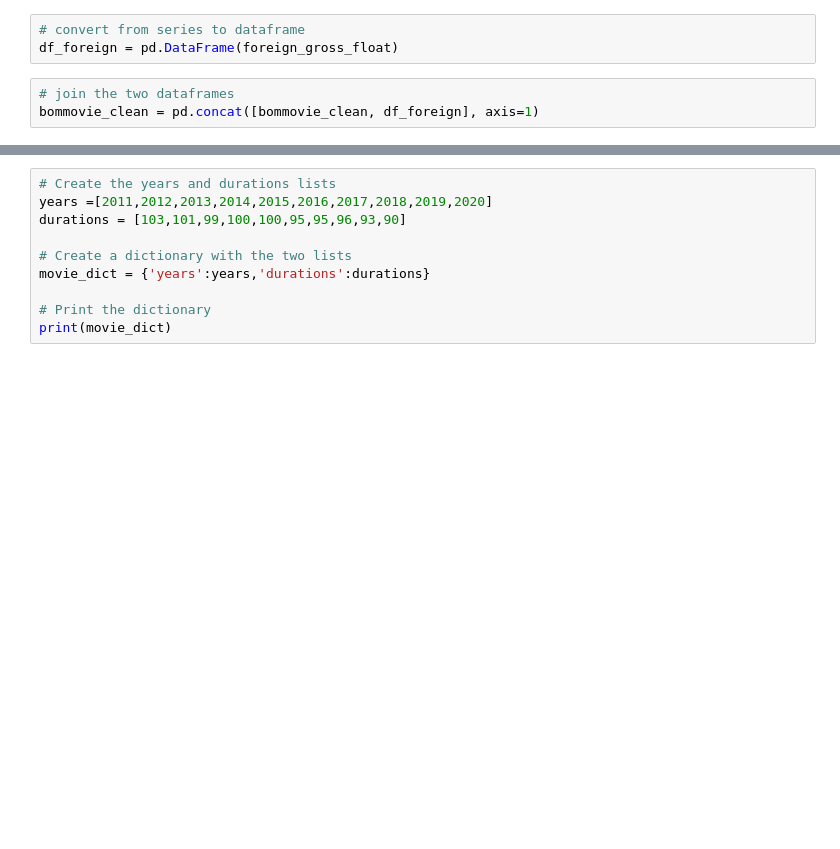
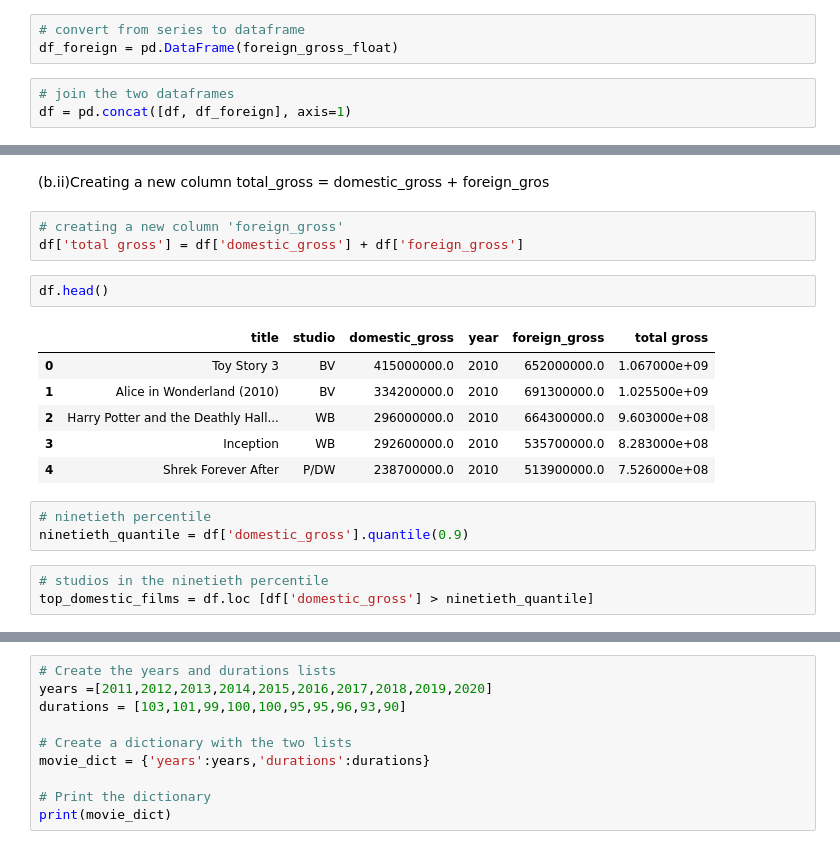
Before and after one commit to mutungu/microsoft-movie-analysis, a Jupyter notebook: microsoft-movie-analysis.ipynb, the cells around one changed output, grey strips where cells are left out. Cells and saved outputs as stored; diff of their text form; blank space fills up the shorter version.

```diff
--- a/microsoft-movie-analysis.ipynb
+++ b/microsoft-movie-analysis.ipynb
@@ -84,6 +85,6 @@ foreign_gross_float = df['foreign_gross'].str.replace(',', '').astype(float)
 df_foreign = pd.DataFrame(foreign_gross_float)
 # %%
 # join the two dataframes
-bommovie_clean = pd.concat([bommovie_clean, df_foreign], axis=1)
+df = pd.concat([df, df_foreign], axis=1)
 # %%
 # select foreign_gross as float and drop foreign_gross as object
@@ -93,0 +108,20 @@ bommovie_clean.info()
+# %% [markdown]
+(b.ii)Creating a new column total_gross = domestic_gross + foreign_gros
+# %%
+# creating a new column 'foreign_gross'
+df['total gross'] = df['domestic_gross'] + df['foreign_gross']
+# %%
+df.head()
+# %% [output]
+|  | title | studio | domestic_gross | year | foreign_gross | total gross |
+| 0 | Toy Story 3 | BV | 415000000.0 | 2010 | 652000000.0 | 1.067000e+09 |
+| 1 | Alice in Wonderland (2010) | BV | 334200000.0 | 2010 | 691300000.0 | 1.025500e+09 |
+| 2 | Harry Potter and the Deathly Hall... | WB | 296000000.0 | 2010 | 664300000.0 | 9.603000e+08 |
+| 3 | Inception | WB | 292600000.0 | 2010 | 535700000.0 | 8.283000e+08 |
+| 4 | Shrek Forever After | P/DW | 238700000.0 | 2010 | 513900000.0 | 7.526000e+08 |
+# %%
+# ninetieth percentile
+ninetieth_quantile = df['domestic_gross'].quantile(0.9)
+# %%
+# studios in the ninetieth percentile
+top_domestic_films = df.loc [df['domestic_gross'] > ninetieth_quantile]
```
Also changed, not shown: parts of 13 cells of this notebook.
